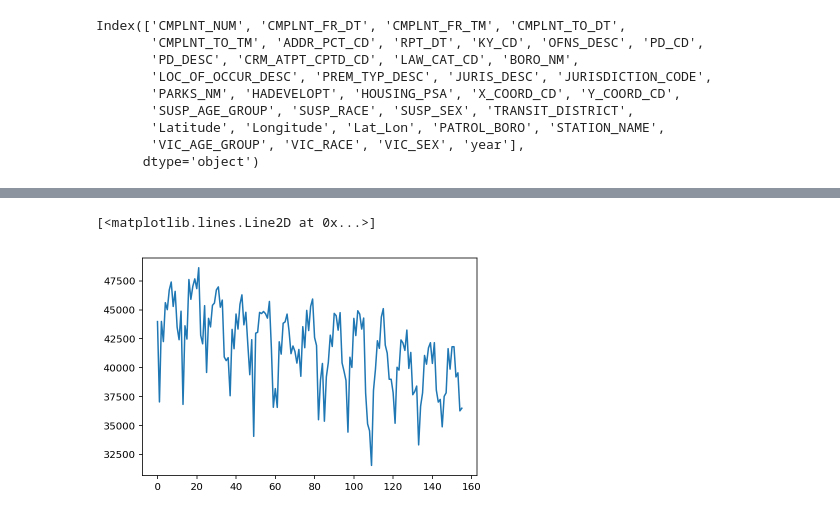
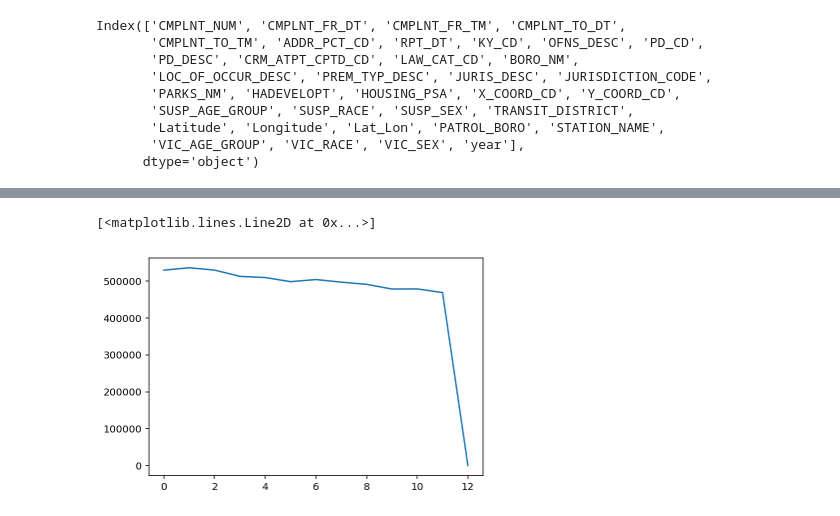
Before and after one commit to cho244/PoliceReports, a Jupyter notebook: HistoricalNY.ipynb, the cells around one changed output, grey strips where cells are left out. Saved outputs shown, nothing was run; the diff lists cells and outputs as text; code cells hidden in the pictures.

```diff
--- a/HistoricalNY.ipynb
+++ b/HistoricalNY.ipynb
@@ -58,6 +59,5 @@ year
 2017    468988
 Name: CMPLNT_NUM, dtype: int64
 # %%
-df_2018 = pd.read_csv('NYPD_Complaint_Data_Current__Year_To_Date_.csv')
+df_2018 = pd.read_csv('NYC_crime.csv')
 df_2018['year']='2018'
-len(df_2018)
@@ -314,3 +101,0 @@ Name: CMPLNT_NUM, dtype: int64
-# %%
-df_tot['month']=(df_tot['RPT_DT'].str[:2])
-sample_set['month']=(sample_set['RPT_DT'].str[:2])
@@ -365,5 +102,7 @@ AttributeError: 'NoneType' object has no attribute 'update'
 # %%
 plt.plot(df_tot.groupby(['year','month']).size().values)
-# %% [output]
-[<matplotlib.lines.Line2D at 0x...>]
-[figure, removed]
+# %%
+plt.plot(df_tot.groupby(['year']).size().values)
+# %% [output]
+[<matplotlib.lines.Line2D at 0x...>]
+[figure, added]
```
Also changed, not shown: parts of 21 cells of this notebook, 1 other file.
